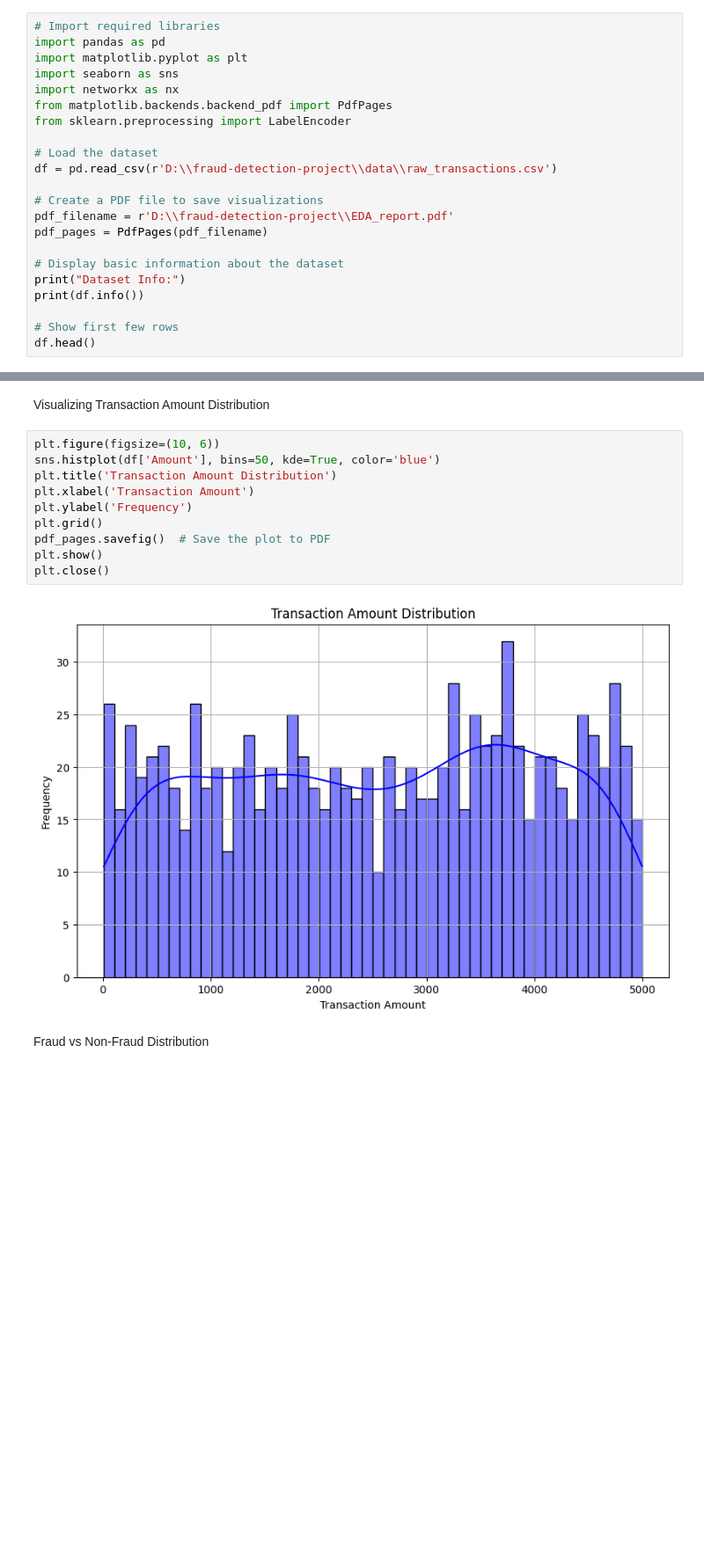
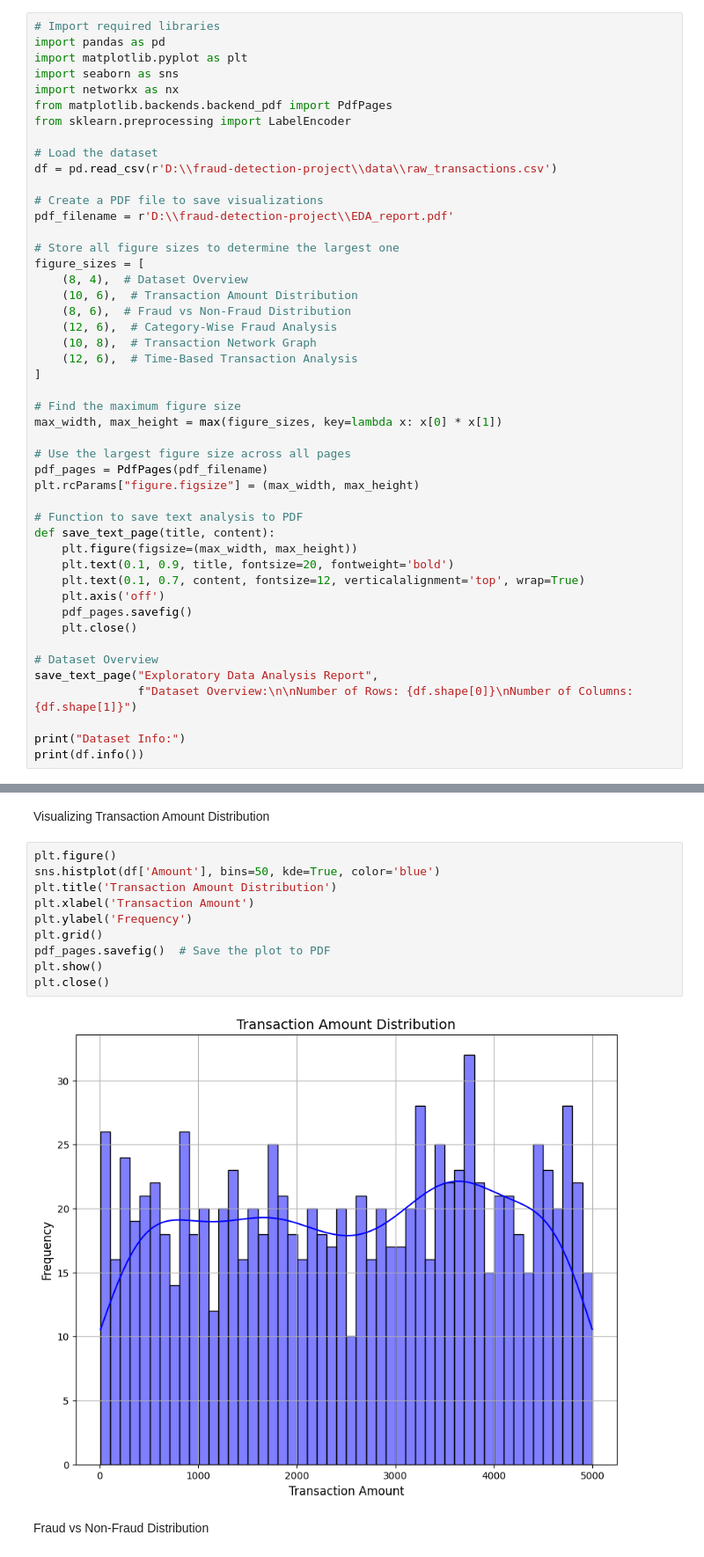
Before and after one commit to phanideva/fraud-detection-project, a Jupyter notebook: notebooks/EDA.ipynb, the cells around one changed output, grey strips where cells are left out. Shown: that part at 88% size. Cells and saved outputs as stored; diff of their text form; blank space fills up the shorter version.

Commit message:
adjusted EDA analysis script

```diff
--- a/notebooks/EDA.ipynb
+++ b/notebooks/EDA.ipynb
@@ -12,14 +12,39 @@ df = pd.read_csv(r'D:\\fraud-detection-project\\data\\raw_transactions.csv')
 
 # Create a PDF file to save visualizations
 pdf_filename = r'D:\\fraud-detection-project\\EDA_report.pdf'
+
+# Store all figure sizes to determine the largest one
+figure_sizes = [
+    (8, 4),  # Dataset Overview
+    (10, 6),  # Transaction Amount Distribution
+    (8, 6),  # Fraud vs Non-Fraud Distribution
+    (12, 6),  # Category-Wise Fraud Analysis
+    (10, 8),  # Transaction Network Graph
+    (12, 6),  # Time-Based Transaction Analysis
+]
+
+# Find the maximum figure size
+max_width, max_height = max(figure_sizes, key=lambda x: x[0] * x[1])
+
+# Use the largest figure size across all pages
 pdf_pages = PdfPages(pdf_filename)
+plt.rcParams["figure.figsize"] = (max_width, max_height)
 
-# Display basic information about the dataset
+# Function to save text analysis to PDF
+def save_text_page(title, content):
+    plt.figure(figsize=(max_width, max_height))
+    plt.text(0.1, 0.9, title, fontsize=20, fontweight='bold')
+    plt.text(0.1, 0.7, content, fontsize=12, verticalalignment='top', wrap=True)
+    plt.axis('off')
+    pdf_pages.savefig()
+    plt.close()
+
+# Dataset Overview
+save_text_page("Exploratory Data Analysis Report",
+               f"Dataset Overview:\n\nNumber of Rows: {df.shape[0]}\nNumber of Columns: {df.shape[1]}")
+
 print("Dataset Info:")
 print(df.info())
-
-# Show first few rows
-df.head()
 # %% [output]
 Dataset Info:
 <class 'pandas.core.frame.DataFrame'>
@@ -74,17 +84,17 @@ max    99950.000000  99568.000000  4996.00000     1.000000
 # %% [markdown]
 Visualizing Transaction Amount Distribution
 # %%
-plt.figure(figsize=(10, 6))
+plt.figure()
 sns.histplot(df['Amount'], bins=50, kde=True, color='blue')
 plt.title('Transaction Amount Distribution')
 plt.xlabel('Transaction Amount')
 plt.ylabel('Frequency')
 plt.grid()
 pdf_pages.savefig()  # Save the plot to PDF
 plt.show()
 plt.close()
 # %% [output]
-[figure, old version]
+[figure, new version]
 # %% [markdown]
 Fraud vs Non-Fraud Distribution
 # %%
```
Also changed, not shown: parts of 10 cells of this notebook, 1 other file.
